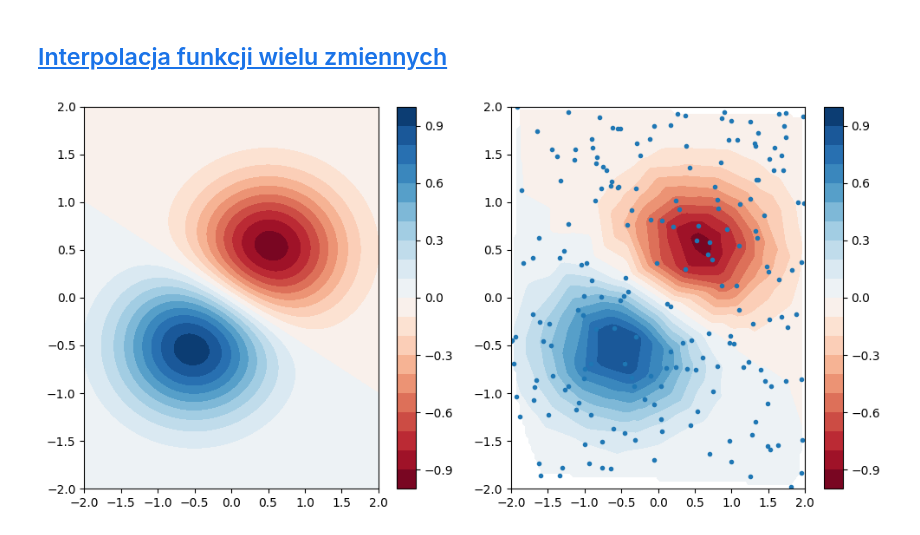
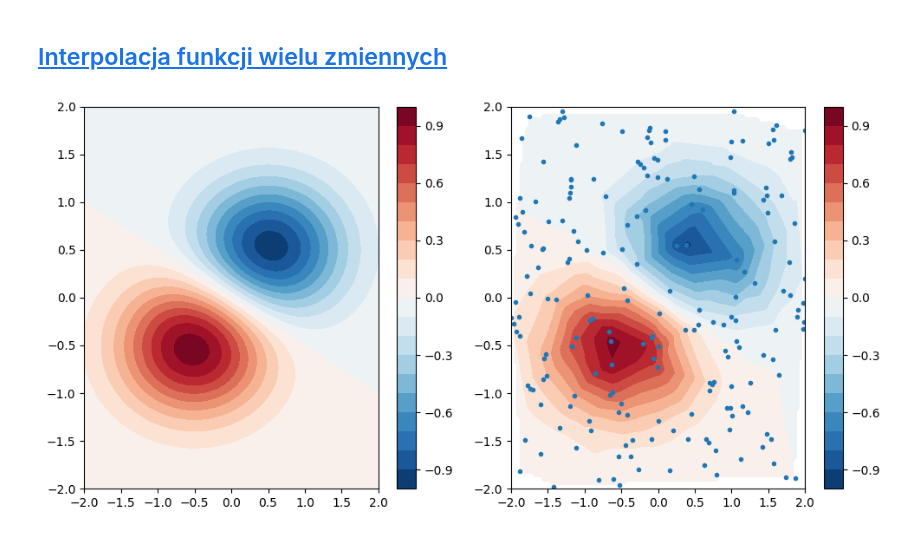
Before and after one commit to antonimarczuk123/Numerical-Python, a Jupyter notebook: Mathematical Python/src-jupyter/r07 - InterpolationAndAproximation.ipynb, the cells around one changed output. Cells and saved outputs as stored; diff of their text form; code cells hidden in the pictures.

```diff
--- a/Mathematical Python/src-jupyter/r07 - InterpolationAndAproximation.ipynb
+++ b/Mathematical Python/src-jupyter/r07 - InterpolationAndAproximation.ipynb
@@ -229,35 +183,35 @@ fig.tight_layout();
 # %%
 ### dokładne wartości funcji
 f = lambda x, y: np.exp(-(x+.5)**2-2*(y+.5)**2)-np.exp(-(x-.5)**2-2*(y-.5)**2)
 x_min = -2; x_max = 2
 y_min = -2; y_max = 2
 
 x = np.linspace(x_min, x_max, 100)
 y = np.linspace(y_min, y_max, 100)
 X, Y = np.meshgrid(x, y)
 Z = f(X, Y)
 
 ### dane pomiarowe
 N = 200
 xdata = np.random.uniform(x_min, x_max, N)
 ydata = np.random.uniform(y_min, y_max, N)
 zdata = f(xdata, ydata)
 
 ### interpolacja
 Z_interp = interpolate.griddata((xdata, ydata), zdata, (X, Y), method='linear')
 
 ### rysowanie
 fig, ax = plt.subplots(1, 2, figsize=(10, 5))
-c = ax[0].contourf(X, Y, Z, 20, cmap=plt.cm.RdBu);
+c = ax[0].contourf(X, Y, Z, 20, cmap=plt.cm.RdBu_r);
 cb = fig.colorbar(c, ax=ax[0])
 
-c = ax[1].contourf(X, Y, Z_interp, 20, cmap=plt.cm.RdBu);
+c = ax[1].contourf(X, Y, Z_interp, 20, cmap=plt.cm.RdBu_r);
 ax[1].scatter(xdata, ydata, marker='.')
 cb = fig.colorbar(c, ax=ax[1])
 
 fig.tight_layout();
 # %% [output]
-[figure, old version]
+[figure, new version]
 # %%
 ### dokładne wartości funcji
 f = lambda x, y: np.exp(-x**2 - y**2) * np.cos(4*x) * np.sin(6*y)
```
Also changed, not shown: parts of 7 cells of this notebook, 2 other files.
